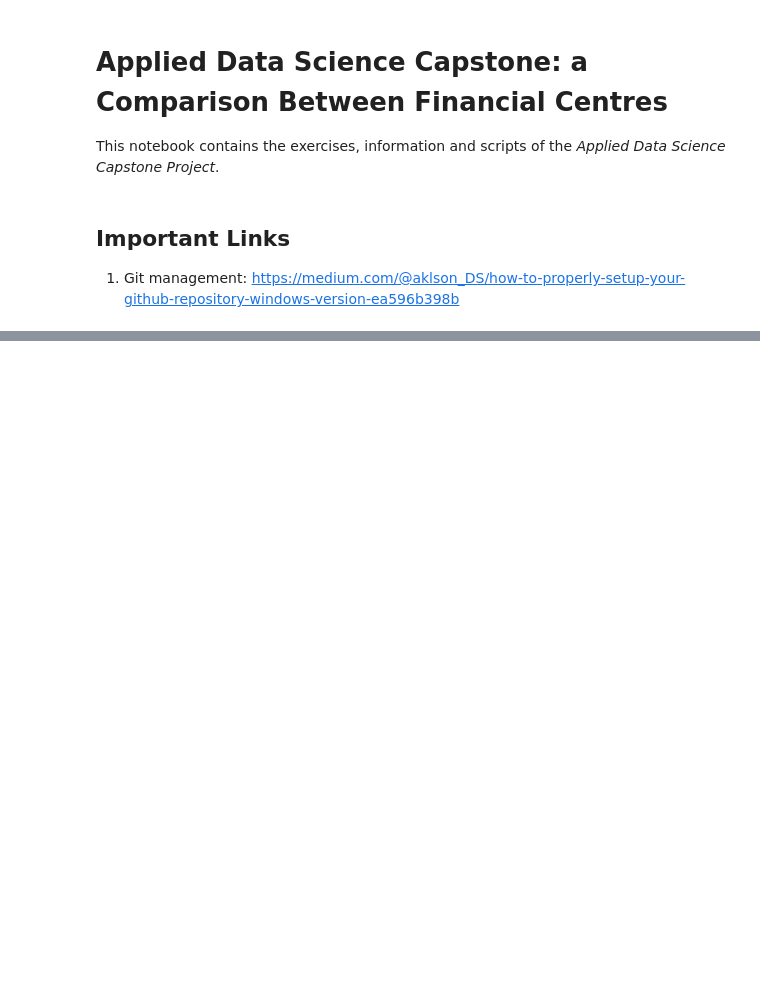
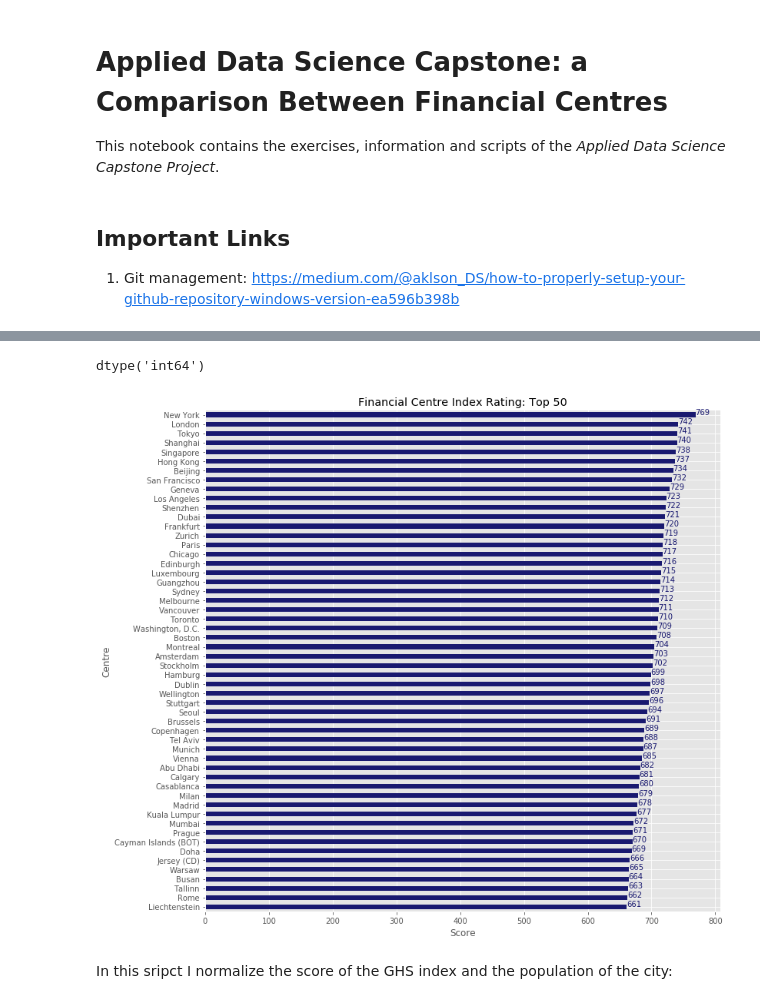
Before and after one commit to lAlejandroDuenasl/IBM-Data-Science-Specialization, a Jupyter notebook: Applied Data Science Capstone/capstone.ipynb, the cells around one changed output, grey strips where cells are left out. Cells and saved outputs as stored; diff of their text form; code cells hidden in the pictures; blank space fills up the shorter version.

```diff
--- a/Applied Data Science Capstone/capstone.ipynb
+++ b/Applied Data Science Capstone/capstone.ipynb
@@ -17,0 +420,17 @@ The first step is to read the data from the Wikipedia page, and get the top 20 f
+# %%
+g2 = df_top20.set_index("Centre")
+g2.sort_values(["Rating"], ascending=True,axis=0,inplace=True)
+g2=g2["Rating"]
+g2.plot(kind="barh",figsize=(12,12), color = "midnightblue")
+plt.title("Financial Centre Index Rating: Top 50")
+plt.xlabel("Score")
+
+for index,value in enumerate(g2):
+    label = format(int(value),",")
+    plt.annotate(label, xy=(value,index), color= "midnightblue")
+g2.dtypes
+# %% [output]
+dtype('int64')
+[figure, added]
+# %% [markdown]
+In this sripct I normalize the score of the GHS index and the population of the city:
```
Also changed, not shown: parts of 56 cells of this notebook, 1 other file.
